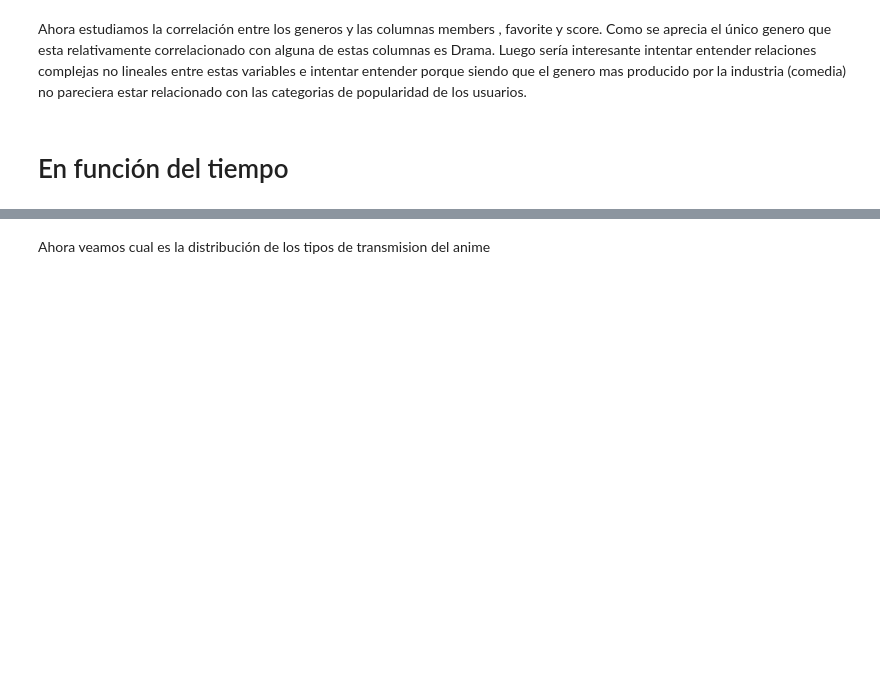
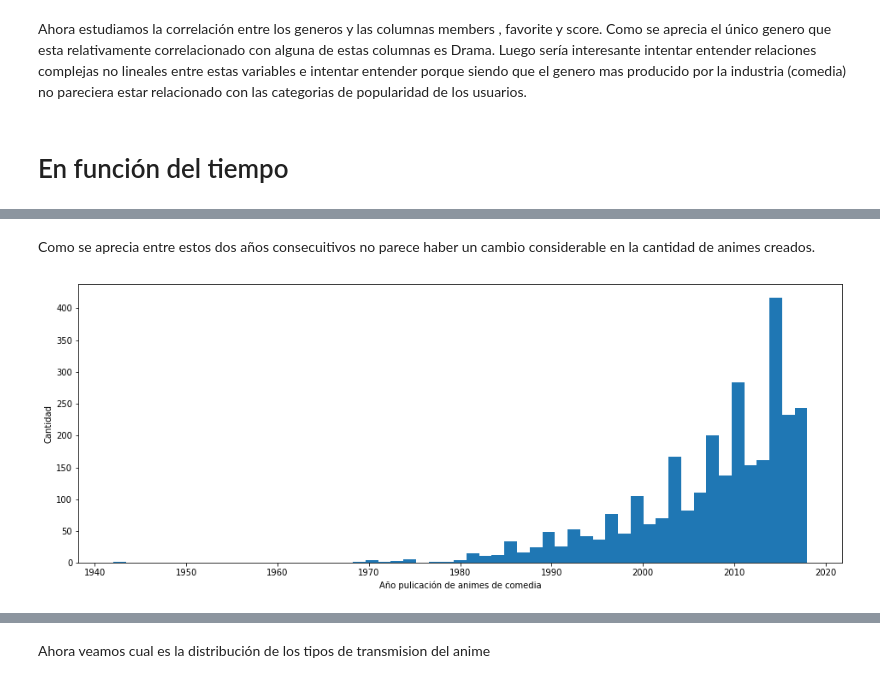
Before and after one commit to diegoolguinw/AnimeDataSet, a Jupyter notebook: Proyecto Mineria de Datos.ipynb, the cells around one changed output, grey strips where cells are left out. Saved outputs shown, nothing was run; the diff lists cells and outputs as text; code cells hidden in the pictures; blank space fills up the shorter version.

```diff
--- a/Proyecto Mineria de Datos.ipynb
+++ b/Proyecto Mineria de Datos.ipynb
@@ -796,0 +881,14 @@ Ahora estudiamos la correlación entre los generos y las columnas members , favo
+# %% [markdown]
+Como se aprecia entre estos dos años consecuitivos no parece haber un cambio considerable en la cantidad de animes creados.
+# %%
+tiempoGenero = animeList[['Comedy','aired_initial_year']]
+
+plotList =tiempoGenero['aired_initial_year'][tiempoGenero['Comedy'] == 1].tolist()
+
+plt.figure(figsize=(16,6))
+plt.hist(plotList,bins = len(tiempoGenero['aired_initial_year'][tiempoGenero['Comedy'] == 1].unique()))
+plt.ylabel('Cantidad')
+plt.xlabel('Año pulicación de animes de comedia')
+plt.show()
+# %% [output]
+[figure, added]
```
Also changed, not shown: parts of 9 cells of this notebook.
